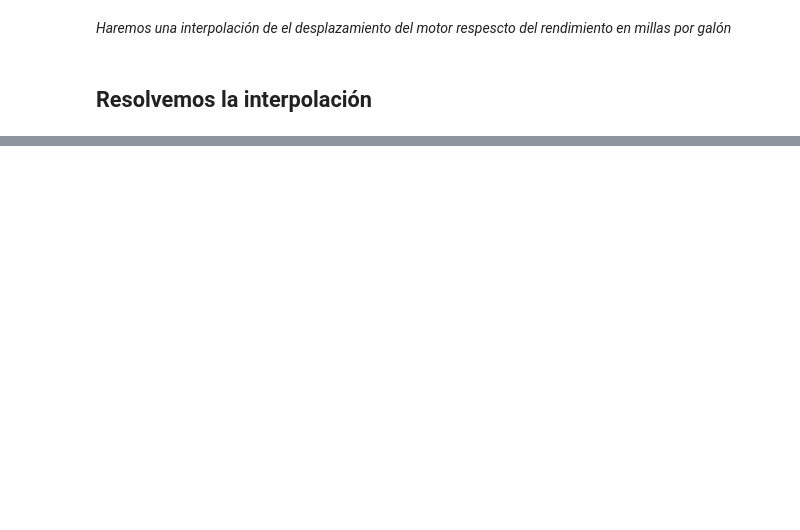
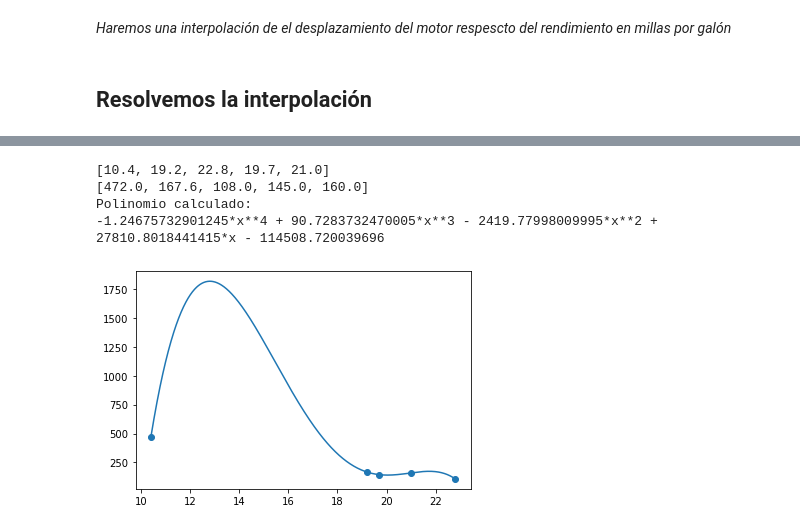
Before and after one commit to ValverDEV/Computacion2, a Jupyter notebook: Interpolacion/Interpolacion.ipynb, the cells around one changed output, grey strips where cells are left out. Cells and saved outputs as stored; diff of their text form; code cells hidden in the pictures; blank space fills up the shorter version.

```diff
--- a/Interpolacion/Interpolacion.ipynb
+++ b/Interpolacion/Interpolacion.ipynb
@@ -114,0 +146,10 @@ MN.Grafica()
+# %%
+MN = NumMethods(Xs, Ys)
+MN.Lagrange()
+MN.Grafica()
+# %% [output]
+[10.4, 19.2, 22.8, 19.7, 21.0]
+[472.0, 167.6, 108.0, 145.0, 160.0]
+Polinomio calculado:
+-1.24675732901245*x**4 + 90.7283732470005*x**3 - 2419.77998009995*x**2 + 27810.8018441415*x - 114508.720039696
+[figure, added]
```
Also changed, not shown: parts of 7 cells of this notebook, 1 other file.
